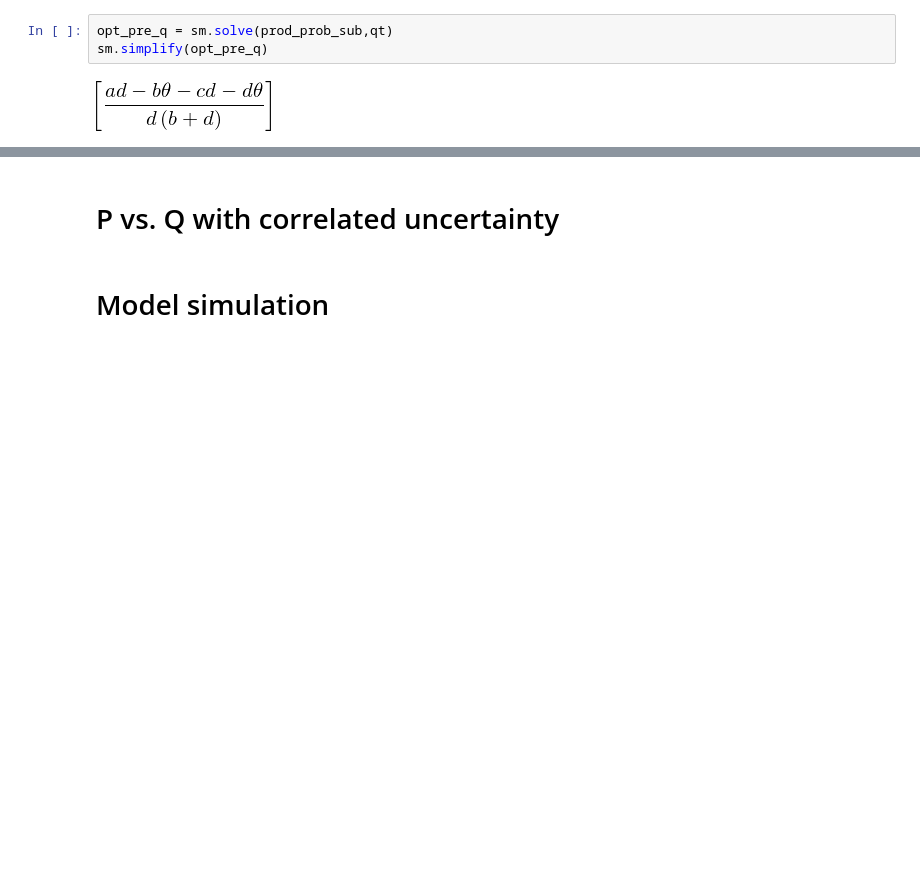
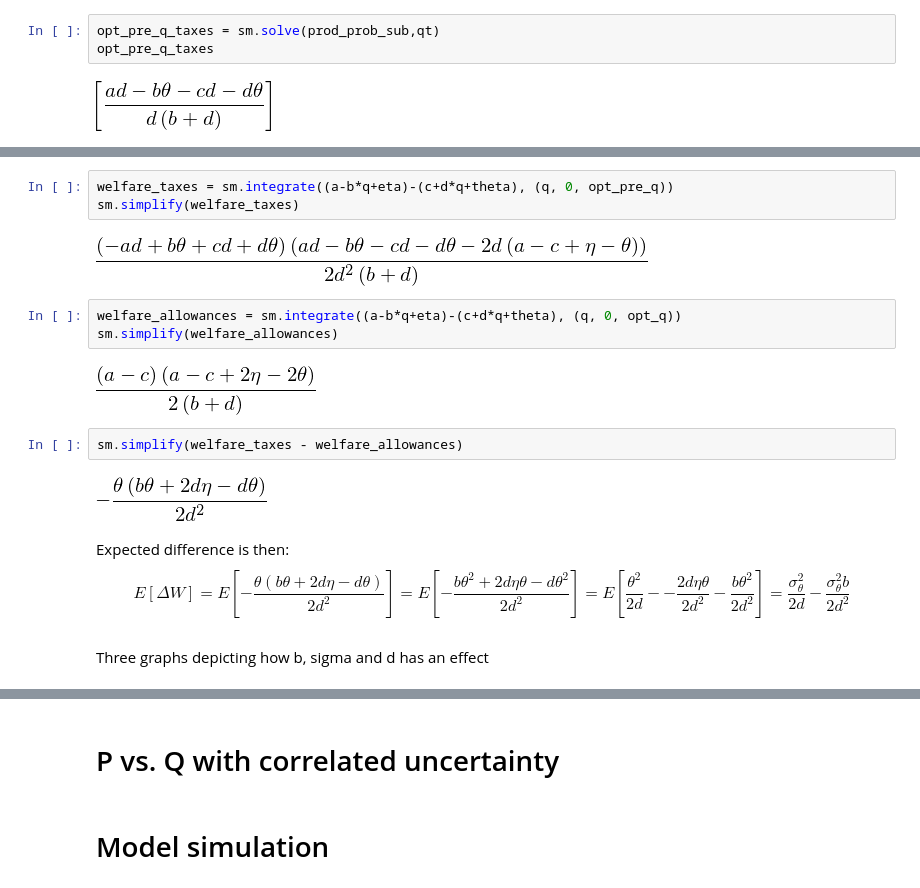
Before and after one commit to NumEconCopenhagen/projects-2019-teamghita, a Jupyter notebook: modelproject/personal/Mikkel/ModelProject.ipynb, the cells around one changed output, grey strips where cells are left out. Cells and saved outputs as stored; diff of their text form; blank space fills up the shorter version.

```diff
--- a/modelproject/personal/Mikkel/ModelProject.ipynb
+++ b/modelproject/personal/Mikkel/ModelProject.ipynb
@@ -256,8 +256,8 @@ prod_prob_sub
 # %% [markdown]
 Which yields the optimal quantity under taxes *ex ante* to be:
 # %%
-opt_pre_q = sm.solve(prod_prob_sub,qt)
-sm.simplify(opt_pre_q)
+opt_pre_q_taxes = sm.solve(prod_prob_sub,qt)
+opt_pre_q_taxes
 # %% [output]
 [figure]
 # %% [markdown]
@@ -268,0 +280,19 @@ and optimal *ex post* solution:
+# %%
+welfare_taxes = sm.integrate((a-b*q+eta)-(c+d*q+theta), (q, 0, opt_pre_q))
+sm.simplify(welfare_taxes)
+# %% [output]
+[figure, added]
+# %%
+welfare_allowances = sm.integrate((a-b*q+eta)-(c+d*q+theta), (q, 0, opt_q))
+sm.simplify(welfare_allowances)
+# %% [output]
+[figure, added]
+# %%
+sm.simplify(welfare_taxes - welfare_allowances)
+# %% [output]
+[figure, added]
+# %% [markdown]
+Expected difference is then:
+$$ E[\Delta W] = E\left[-\frac{\theta(b \theta+2 d \eta-d \theta)}{2 d^{2}} \right] = E\left[-\frac{b \theta^2 + 2 d \eta \theta - d \theta^2}{2d^2} \right]= E\left[ \frac{\theta^2}{2d} - - \frac{2d\eta \theta}{2d^2}- \frac{b \theta^2}{2d^2} \right] = \frac{\sigma_\theta^2}{2d}-\frac{\sigma_\theta^2 b}{2d^2}$$
+# %% [markdown]
+Three graphs depicting how b, sigma and d has an effect
```
Also changed, not shown: parts of 6 cells of this notebook, 8 other files.
